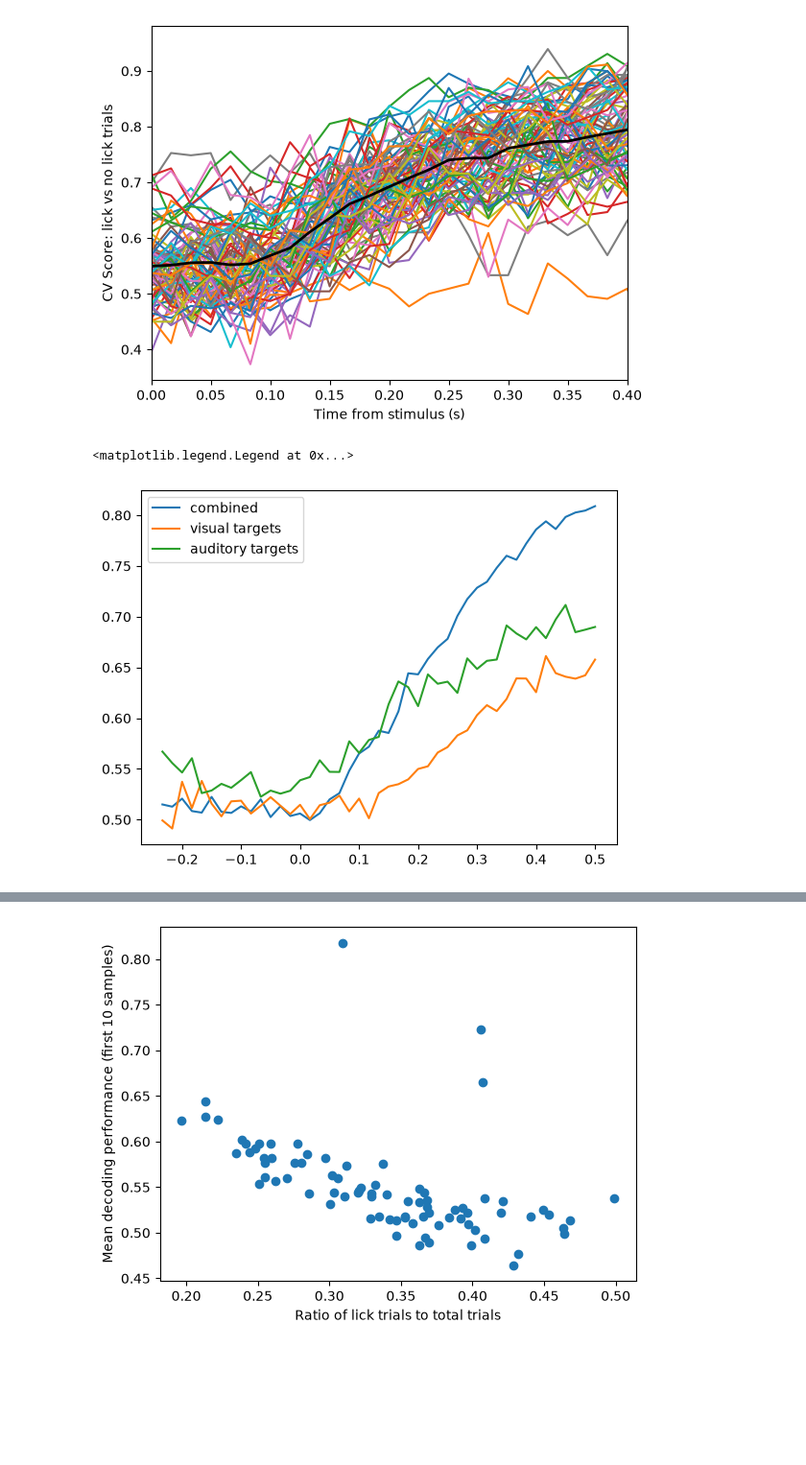
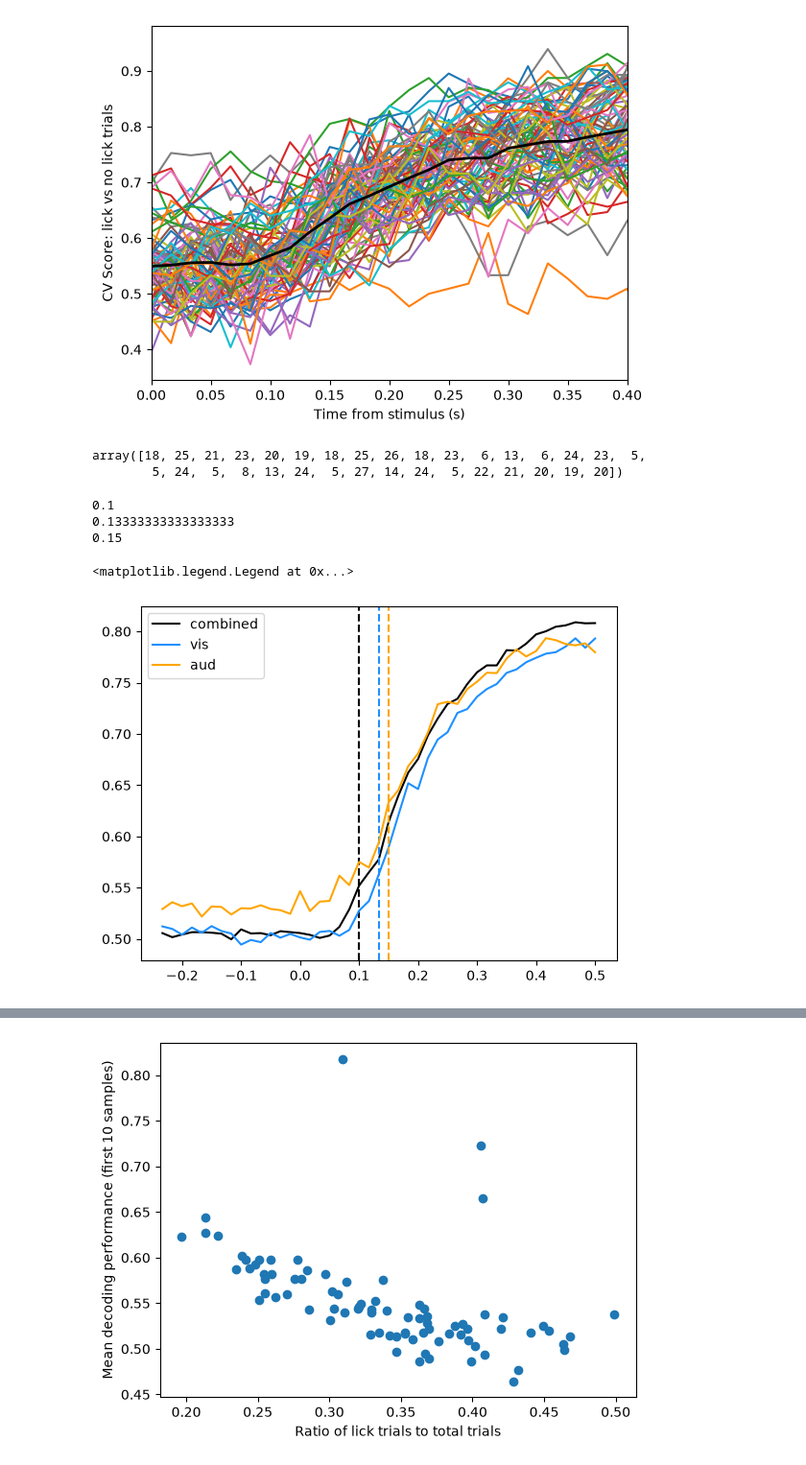
Before and after one commit to corbennett/dynamic_routing_facemap, a Jupyter notebook: analysis.ipynb, the cells around one changed output, grey strips where cells are left out. Shown at 96% size. Cells and saved outputs as stored; diff of their text form; code cells hidden in the pictures; blank space fills up the shorter version.

```diff
--- a/analysis.ipynb
+++ b/analysis.ipynb
@@ -46,28 +57,89 @@ plt.ylabel('CV Score: lick vs no lick trials')
 # %% [output]
 Text(0, 0.5, 'CV Score: lick vs no lick trials')
 [figure]
+# %%
+latencies
+# %% [output]
+array([18, 25, 21, 23, 20, 19, 18, 25, 26, 18, 23,  6, 13,  6, 24, 23,  5,
+        5, 24,  5,  8, 13, 24,  5, 27, 14, 24,  5, 22, 21, 20, 19, 20])
+# %%
+def get_latency(score, baseline_end=5, num_over_threshold=3):
+
+    baseline_mean = score[:baseline_end].mean()
+    baseline_std = score[:baseline_end].std()
+    threshold = baseline_mean + 2 * baseline_std
+    over_threshold = np.convolve(score[baseline_end:] > threshold, np.ones(num_over_threshold, dtype=int), 'valid') == num_over_threshold
+
+    latency = np.argmax(over_threshold)
+    latency += baseline_end
+    return latency
+
+def bootstrap_ci(data, num_bootstrap=1000, ci=95, metric=np.median):
+    bootstrapped_metrics = []
+    for _ in range(num_bootstrap):
+        sample = np.random.choice(data, size=len(data), replace=True)
+        bootstrapped_metrics.append(metric(sample))
+    lower = np.percentile(bootstrapped_metrics, (100-ci)/2)
+    upper = np.percentile(bootstrapped_metrics, 100-(100-ci)/2)
+    return lower, upper
 # %%
 # for df in [df_combined, df_visual, df_auditory, df_lbo, df_lbo_vis,
 #            df_lbo_aud, df_lbo_aud_target, df_lbo_balanced_accuracy]:
 
-for df in [df_combined, df_vis_targets, df_aud_targets]:
+colors = ['k', 'dodgerblue', 'orange']
+df_labels = ['combined', 'vis', 'aud']
+df_latencies = []
+for idf, df in enumerate([
+            # df_combined, df_vis_targets, df_aud_targets,
+            df_combined_alltrials, df_vis, df_aud,
+            # df_combined_alltrials_bb, df_vis_bb, df_aud_bb
+            ]):
     window_centers  = np.array(df['window_center_s'][0]) + 1/120 #add in a half frame to account for motSVD diff
+    baseline_end = np.argmax(window_centers >= 0)
     scores = np.stack((
             df
             .with_columns(pl.col('session_id').str.split('_').list.get(0).alias('mouse_id'))
+            .drop_nulls(subset=['cv_scores'])
             .group_by('mouse_id')
             .agg(vec.mean("cv_scores").alias("mouse_mean_cv_scores"))
             # .select('mouse_mean_cv_scores')
-        )['mouse_mean_cv_scores'].drop_nulls().to_numpy())
+        )['mouse_mean_cv_scores'].to_numpy())
 
     #baseline subtract the mean of the first 5 time points
-    # scores = scores - scores[:, :5].mean(axis=1)[:, None]
+    # scores = scores - scores[:, :baseline_end].mean(axis=1)[:, None]
+
+    #latencies: identify the first point at which the curve exceeds 2 sds about the baseline
+    baseline_mean = scores[:, :baseline_end].mean(axis=1)
+    baseline_std = scores[:, :baseline_end].std(axis=1)
+
+    #define latency as the first point at which the curve exceeds 2 sds above the baseline for three consecutive points
+    latencies = [get_latency(score, baseline_end, 2) for score in scores]
+    # latencies = np.argmax(scores[:,baseline_end:] > (baseline_mean[:, None] + 2 * baseline_std[:, None]), axis=1)
+    # latencies += baseline_end
+    latencies_time = window_centers[latencies]
+
+    # plt.figure()
+    # plt.hist(latencies_time, bins=20)
+    print(np.median(latencies_time))
+    df_latencies.append(latencies_time)
+    # mean_score = scores.mean(axis=0)
+    # mean_baseline_mean = mean_score[:baseline_end].mean()
+    # mean_baseline_std = mean_score[:baseline_end].std()
+    # latency_on_mean = np.argmax(mean_score[baseline_end:] > (mean_baseline_mean + 2 * mean_baseline_std))
+    # latency_on_mean += baseline_end
+    # latency_on_mean_time = window_centers[latency_on_mean]
 
     # plt.plot(window_centers, scores.T)
-    plt.plot(window_centers, scores.mean(axis=0))
+    # plt.figure()
+    plt.plot(window_centers, scores.mean(axis=0), color=colors[idf], label=df_labels[idf])
+    plt.gca().axvline(np.median(latencies_time), color=colors[idf], ls='dashed')
+    # plt.vlines(latency_on_mean_time, ymin=scores.min(), ymax=scores.max(), colors='g', linestyles='dashed')
 
-plt.legend(['combined', 'visual targets', 'auditory targets'])
+plt.legend()
 # %% [output]
-<matplotlib.legend.Legend at 0x...>
+0.1
+0.13333333333333333
+0.15
+<matplotlib.legend.Legend at 0x...>
-[figure, old version]
+[figure, new version]
 # %%
```
Also changed, not shown: parts of 4 cells of this notebook, 3 other files.
